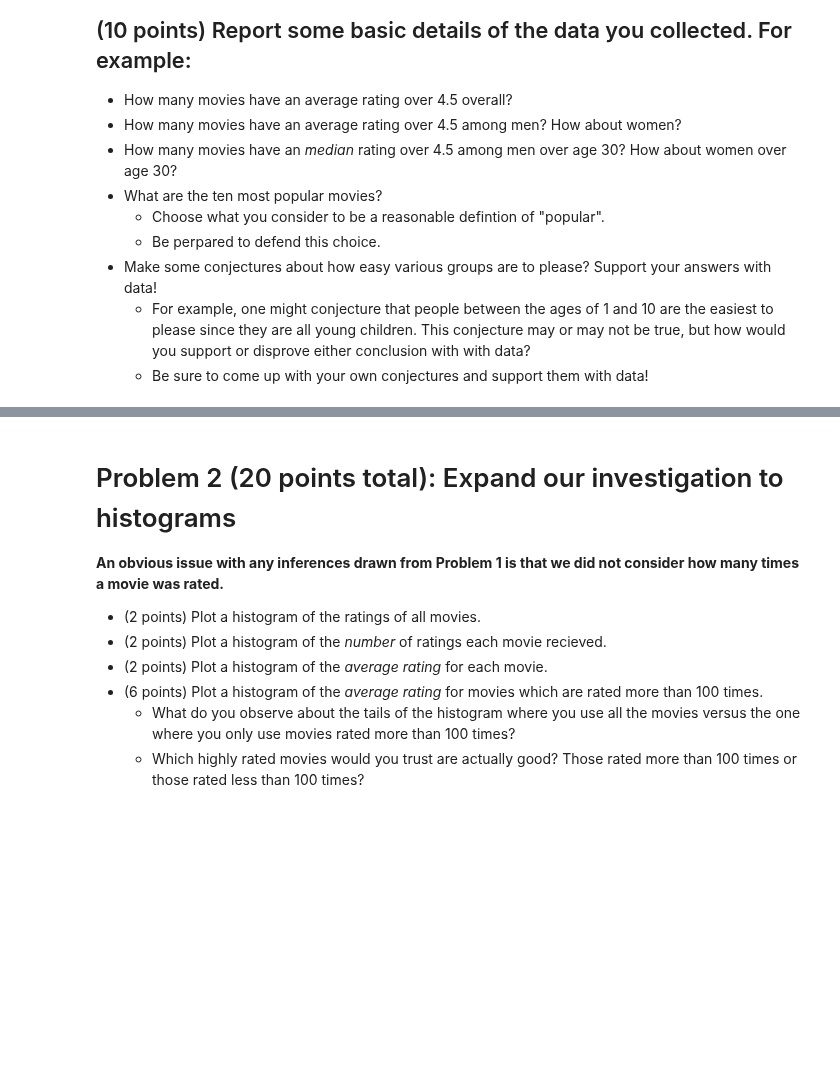
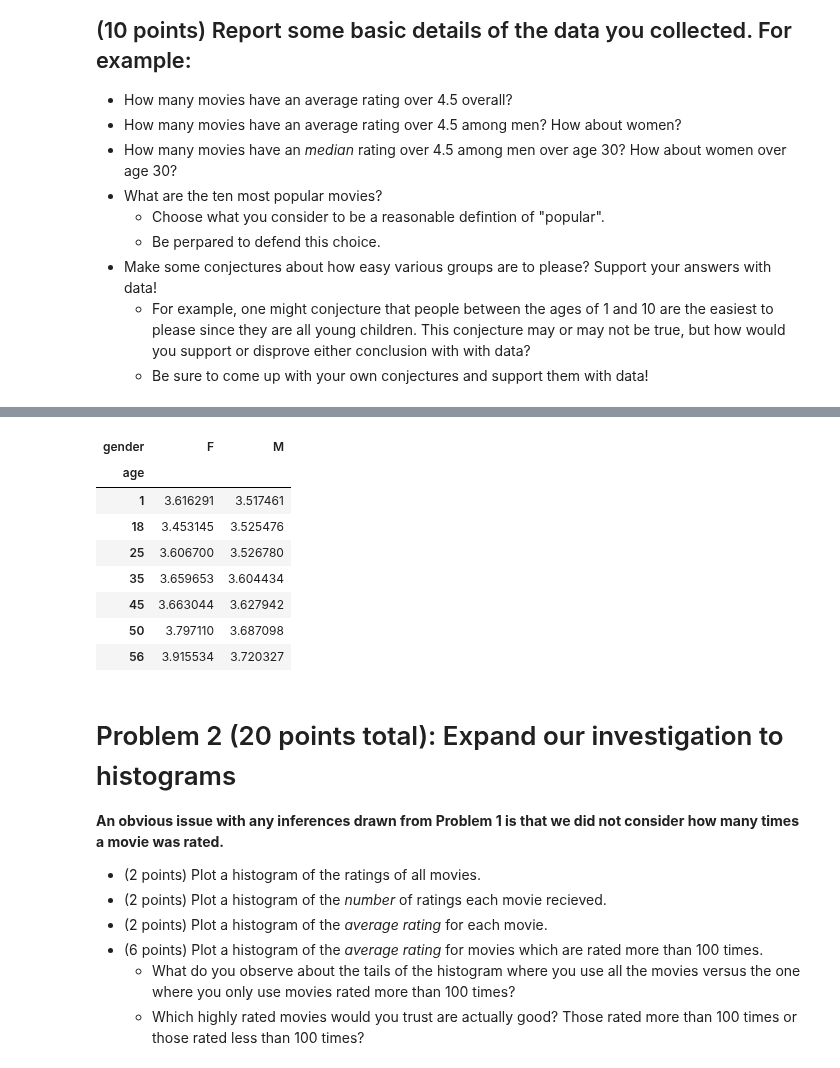
Before and after one commit to tianhaopx/Case-Study-of-Data-Science, a Jupyter notebook: CaseStudy2/CaseStudy2.ipynb, the cells around one changed output, grey strips where cells are left out. Cells and saved outputs as stored; diff of their text form; code cells hidden in the pictures; blank space fills up the shorter version.

```diff
--- a/CaseStudy2/CaseStudy2.ipynb
+++ b/CaseStudy2/CaseStudy2.ipynb
@@ -82,0 +76,21 @@ import pandas as pd
+# %%
+import pandas as pd
+
+#-------------------------------
+# Your code goes here.
+# Add as many cells as you need
+#-------------------------------
+unames = ['user_id', 'gender', 'age', 'occupation', 'zip']
+users = pd.read_table('ml-1m/users.dat', sep='::', header=None, names=unames, engine='python')
+
+rnames = ['user_id', 'movie_id', 'rating', 'timestamp']
+ratings = pd.read_table('ml-1m/ratings.dat', sep='::', header=None, names=rnames, engine='python')
+
+mnames = ['movie_id', 'title', 'genres']
+movies = pd.read_table('ml-1m/movies.dat', sep='::', header=None, names=mnames, engine='python')
+
+data = pd.merge(pd.merge(ratings, users), movies)
+
+store = pd.HDFStore('ml-1m.h5')
+store['obj1']  = data
+store
@@ -83,3 +263,17 @@ import pandas as pd
+# %%
+# At last we compare the average ratings over different ages
+compare_data = data.pivot_table('rating', index = ['age'], columns = 'gender', aggfunc='mean')
+compare_data
+# %% [output]
+| gender | F | M |
+| age |  |  |
+| 1 | 3.616291 | 3.517461 |
+| 18 | 3.453145 | 3.525476 |
+| 25 | 3.606700 | 3.526780 |
+| 35 | 3.659653 | 3.604434 |
+| 45 | 3.663044 | 3.627942 |
+| 50 | 3.797110 | 3.687098 |
+| 56 | 3.915534 | 3.720327 |
 # %% [markdown]
 # Problem 2 (20 points total): Expand our investigation to histograms
 
```
Also changed, not shown: parts of 8 cells of this notebook, 1 other file.
